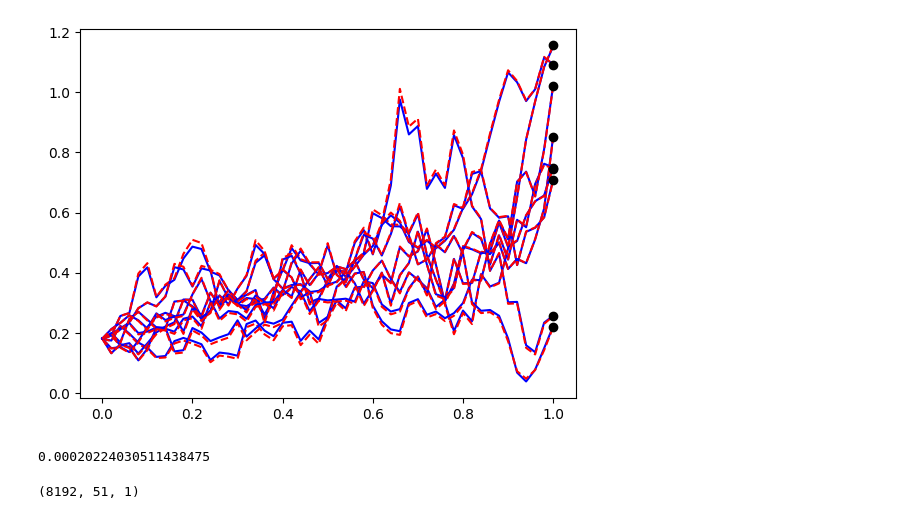
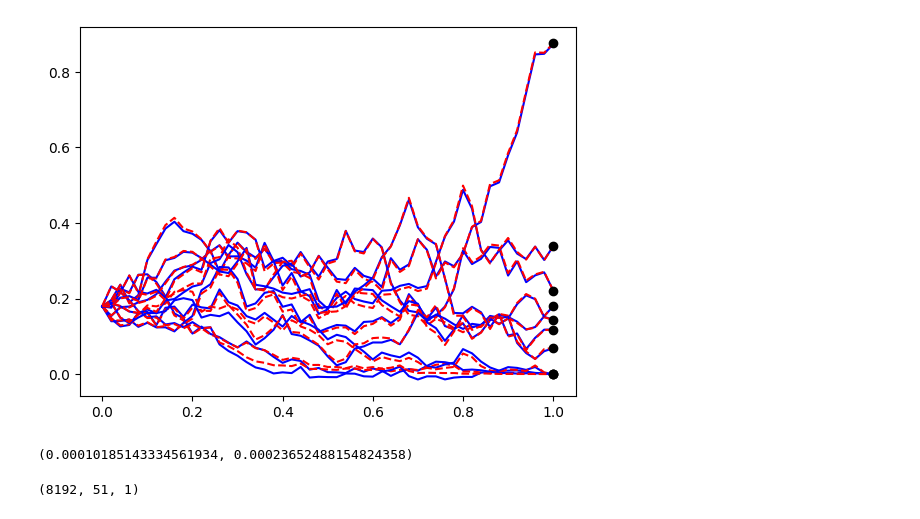
Before and after one commit to Aadhithya-06/Final-Year-Project, a Jupyter notebook: CallOption.ipynb, the cells around one changed output. Cells and saved outputs as stored; diff of their text form; code cells hidden in the pictures.

Commit message:
Better average error for call option

```diff
--- a/CallOption.ipynb
+++ b/CallOption.ipynb
@@ -51,3 +75,5 @@ X_preds = X_pred.reshape(8192,51)
+# %%
+X_preds2 = X_pred[:,:,1]
 # %%
 Y_preds = Y_pred.reshape(8192,51)
 # %%
@@ -75,13 +101,47 @@ def calculate_option_prices(X_pred, time_array, K, r, sigma, T, q=0):
 
 
 # Given parameters
-K = 1      # Strike price
+K = 0.5     # Strike price
 r = 0.05   # Risk-free interest rate
 sigma = 0.4  # Volatility
 q = 0      # Dividend yield (assuming none)
 T = 1      # Expiry time in years
 
-Y_test = calculate_option_prices(X_preds, t_test[0], K, r, sigma, T, q)
+Y_test1 = calculate_option_prices(X_preds1, t_test[0], K, r, sigma, T, q)
+# %%
+def black_scholes_call(S, K, T, r, sigma, q=0):
+    d1 = (np.log(S / K) + (r - q + 0.5 * sigma ** 2) * T) / (sigma * np.sqrt(T))
+    d2 = d1 - sigma * np.sqrt(T)
+    call_price = (S * np.exp(-q * T) * normal.cdf(d1)) - (K * np.exp(-r * T) * normal.cdf(d2))
+    return call_price
+
+def calculate_option_prices(X_pred, time_array, K, r, sigma, T, q=0):
+    rows, cols = X_pred.shape
+    option_prices = np.zeros((rows, cols))
+
+    for i in range(rows):
+        for j in range(cols):
+            S = X_pred[i, j]
+            t = time_array[j]
+            time_to_maturity = T - t
+            if time_to_maturity > 0:
+                option_prices[i, j] = black_scholes_call(S, K, time_to_maturity, r, sigma, q)
+            else:
+                option_prices[i, j] = max(S - K, 0)
+
+    return option_prices
+
+
+# Given parameters
+K = 0.5     # Strike price
+r = 0.05   # Risk-free interest rate
+sigma = 0.4  # Volatility
+q = 0      # Dividend yield (assuming none)
+T = 1      # Expiry time in years
+
+Y_test2 = calculate_option_prices(X_preds2, t_test[0], K, r, sigma, T, q)
+# %%
+Y_test = Y_test1 + Y_test2
 # %%
 plt.figure()
 plt.plot(graph[0], graph[1])
@@ -107,16 +167,16 @@ plt.show()
 # %%
-for i in range(samples):
+for i in range(10):
     plt.plot(t_test[i], Y_preds[i], 'b', label='Learned $u(t,X_t)$')
     plt.plot(t_test[i], Y_test[i], 'r--', label='Exact $u(t,X_t)$')
     plt.plot(t_test[i, -1], Y_test[i, -1], 'ko', label='$Y_T = u(T,X_T)$')
 plt.show()
 # %% [output]
-[figure, old version]
+[figure, new version]
 # %%
 errors = (Y_test - Y_preds) ** 2
-errors.mean()
+errors.mean(), errors.std()
 # %% [output]
-0.00020224030511438475
+(0.00010185143334561934, 0.00023652488154824358)
 # %%
 Y_pred.shape
 # %% [output]
```
Also changed, not shown: parts of 13 cells of this notebook, 3 other files.
